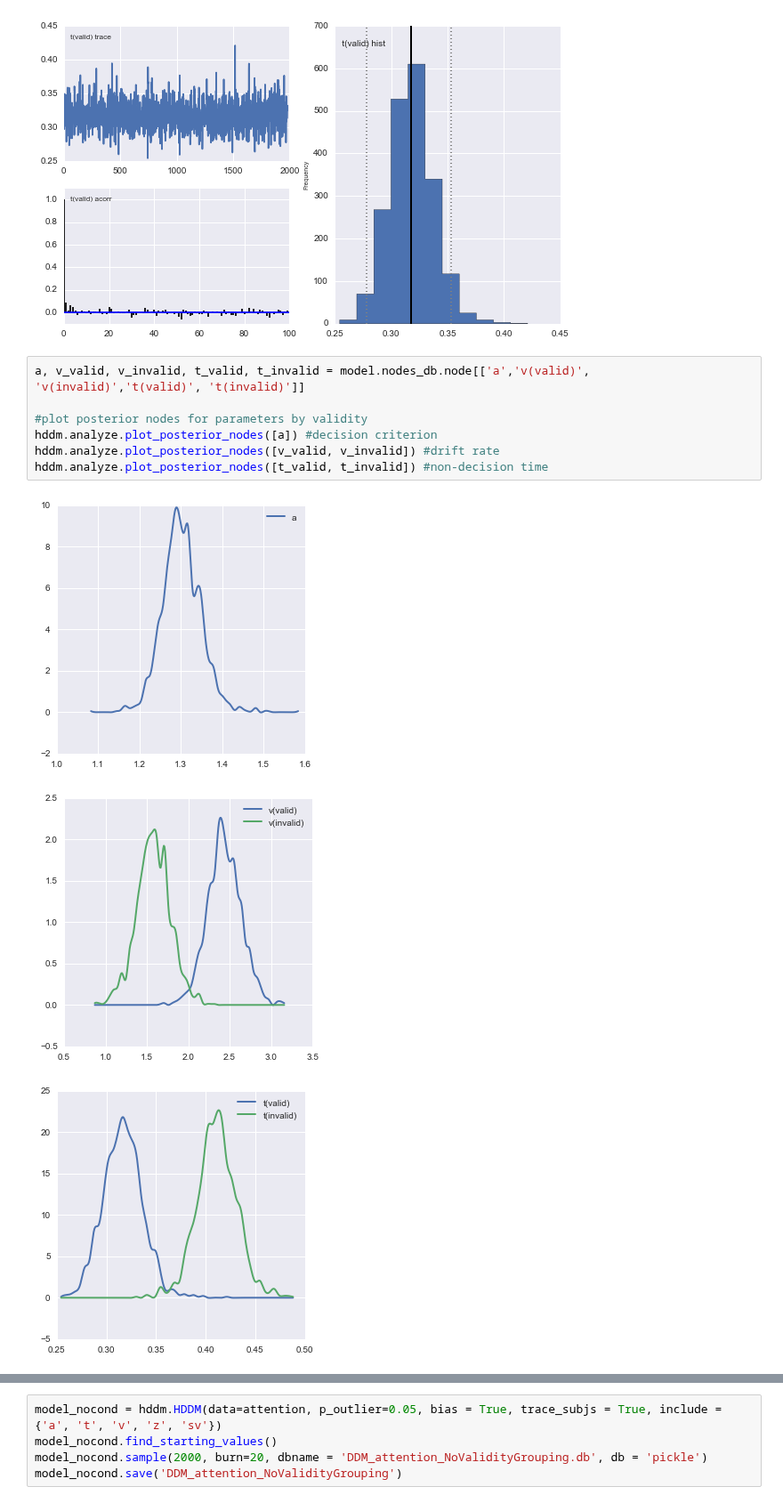
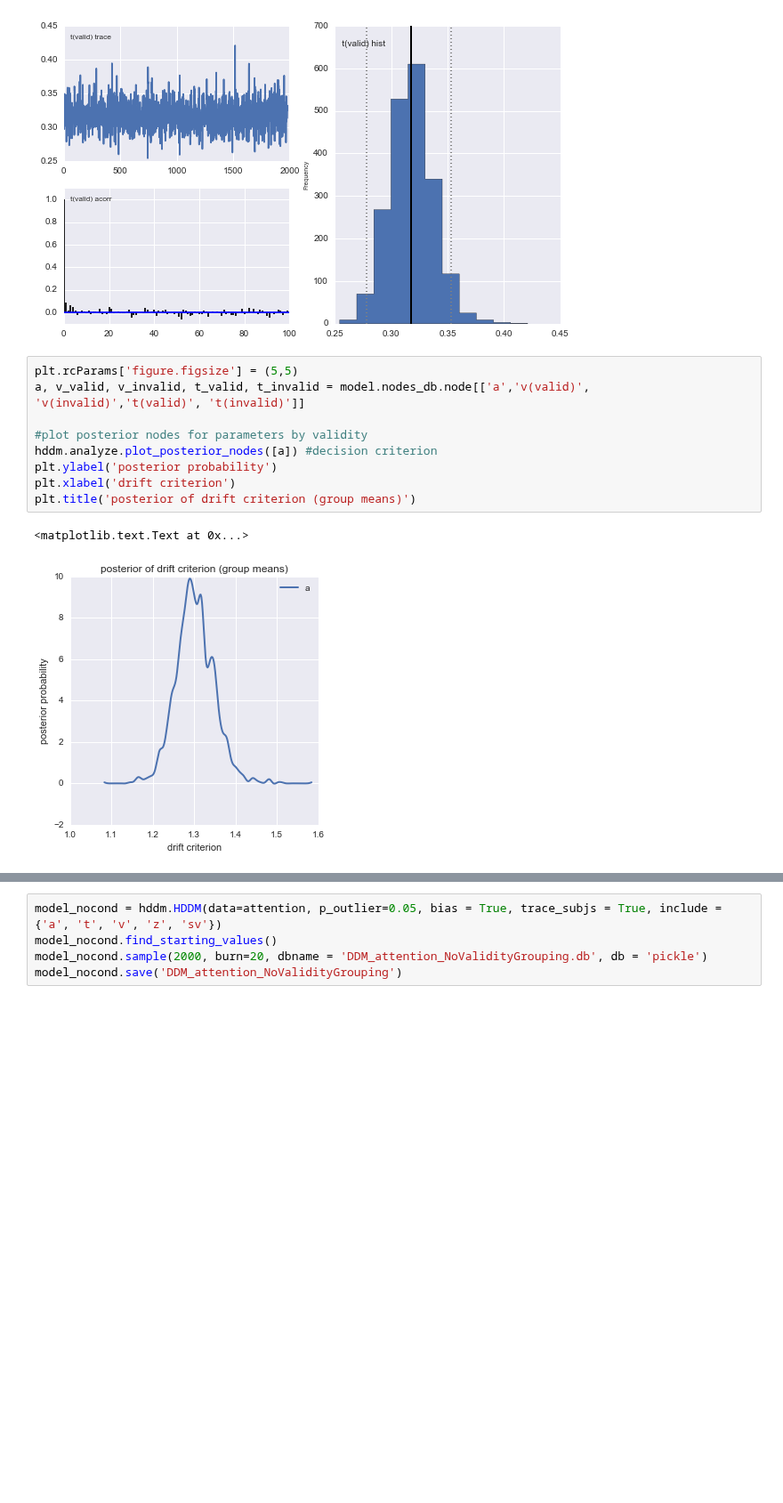
Before and after one commit to Nian-Jingqing/AttentionSaccade, a Jupyter notebook: AttentionSaccade_DiffusionModelling.ipynb, the cells around one changed output, grey strips where cells are left out. Shown at 89% size. Drawn from its saved outputs; the diff is of its cells as text; blank space fills up the shorter version.

Commit message:
plot and save figs of group parameter posteriors

```diff
--- a/AttentionSaccade_DiffusionModelling.ipynb
+++ b/AttentionSaccade_DiffusionModelling.ipynb
@@ -203,13 +206,14 @@ Plotting t(valid)
 [figure]
 [figure]
 # %%
+plt.rcParams['figure.figsize'] = (5,5)
 a, v_valid, v_invalid, t_valid, t_invalid = model.nodes_db.node[['a','v(valid)', 'v(invalid)','t(valid)', 't(invalid)']]
 
 #plot posterior nodes for parameters by validity
 hddm.analyze.plot_posterior_nodes([a]) #decision criterion
-hddm.analyze.plot_posterior_nodes([v_valid, v_invalid]) #drift rate
-hddm.analyze.plot_posterior_nodes([t_valid, t_invalid]) #non-decision time
+plt.ylabel('posterior probability')
+plt.xlabel('drift criterion')
+plt.title('posterior of drift criterion (group means)')
 # %% [output]
+<matplotlib.text.Text at 0x...>
-[figure, old version]
+[figure, new version]
-[figure, removed]
-[figure, removed]
```
Also changed, not shown: parts of 6 cells of this notebook.
